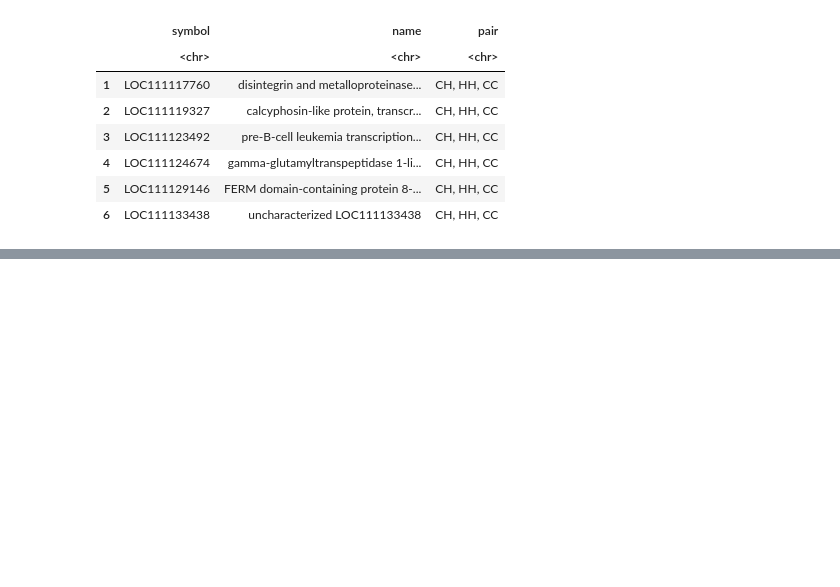
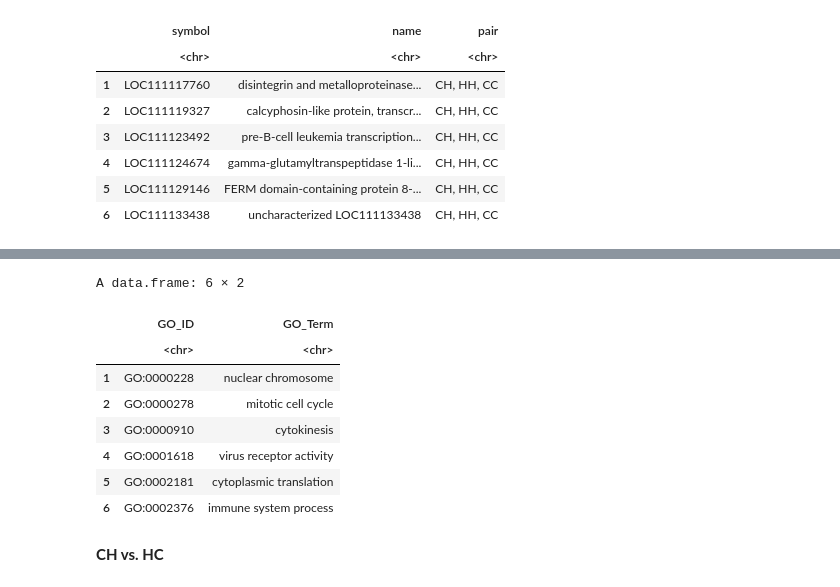
Before and after one commit to jgmcdonough/CE18_methylRAD_analysis, a Jupyter notebook: analysis/DMGs_analysis/HC_genes_2.0.ipynb, the cells around one changed output, grey strips where cells are left out. Saved outputs shown, nothing was run; the diff lists cells and outputs as text; code cells hidden in the pictures; blank space fills up the shorter version.

```diff
--- a/analysis/DMGs_analysis/HC_genes_2.0.ipynb
+++ b/analysis/DMGs_analysis/HC_genes_2.0.ipynb
@@ -1160,0 +1219,27 @@ ERROR: Error in eval(expr, envir, enclos): object 'org.Cv.eg.db' not found
+# %%
+# Extract GO Slim terms from the OBO file
+goslim_terms <- character()
+goslim_ids <- character()
+for (line in goSlim) {
+  if (grepl("^id:", line)) {
+    goslim_id <- gsub("id: ", "", line)
+    goslim_ids <- c(goslim_ids, goslim_id)
+  } else if (grepl("^name:", line)) {
+    goslim_term <- gsub("name: ", "", line)
+    goslim_terms <- c(goslim_terms, goslim_term)
+  }
+}
+goslim_data <- data.frame(GO_ID = goslim_ids, GO_Term = goslim_terms)
+head(goslim_data)
+# %% [output]
+A data.frame: 6 × 2
+|  | GO_ID | GO_Term |
+|  | <chr> | <chr> |
+| 1 | GO:0000228 | nuclear chromosome |
+| 2 | GO:0000278 | mitotic cell cycle |
+| 3 | GO:0000910 | cytokinesis |
+| 4 | GO:0001618 | virus receptor activity |
+| 5 | GO:0002181 | cytoplasmic translation |
+| 6 | GO:0002376 | immune system process |
+# %% [markdown]
+**CH vs. HC**
```
Also changed, not shown: parts of 20 cells of this notebook, 9 other files.
